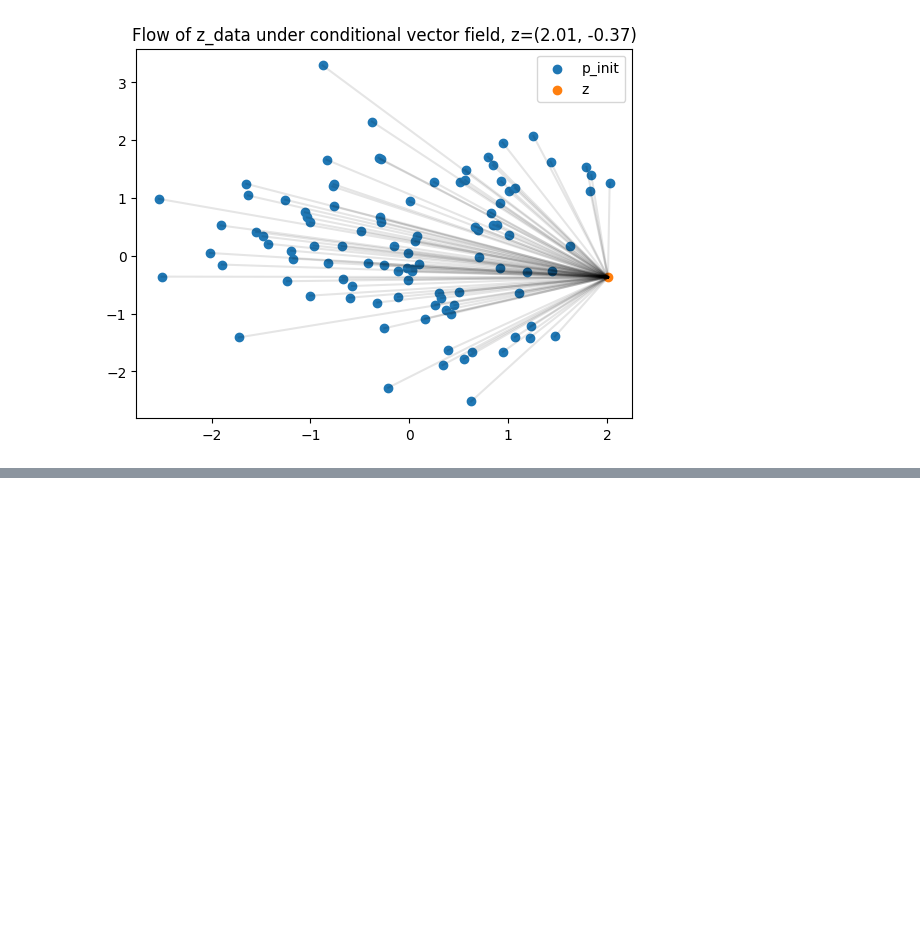
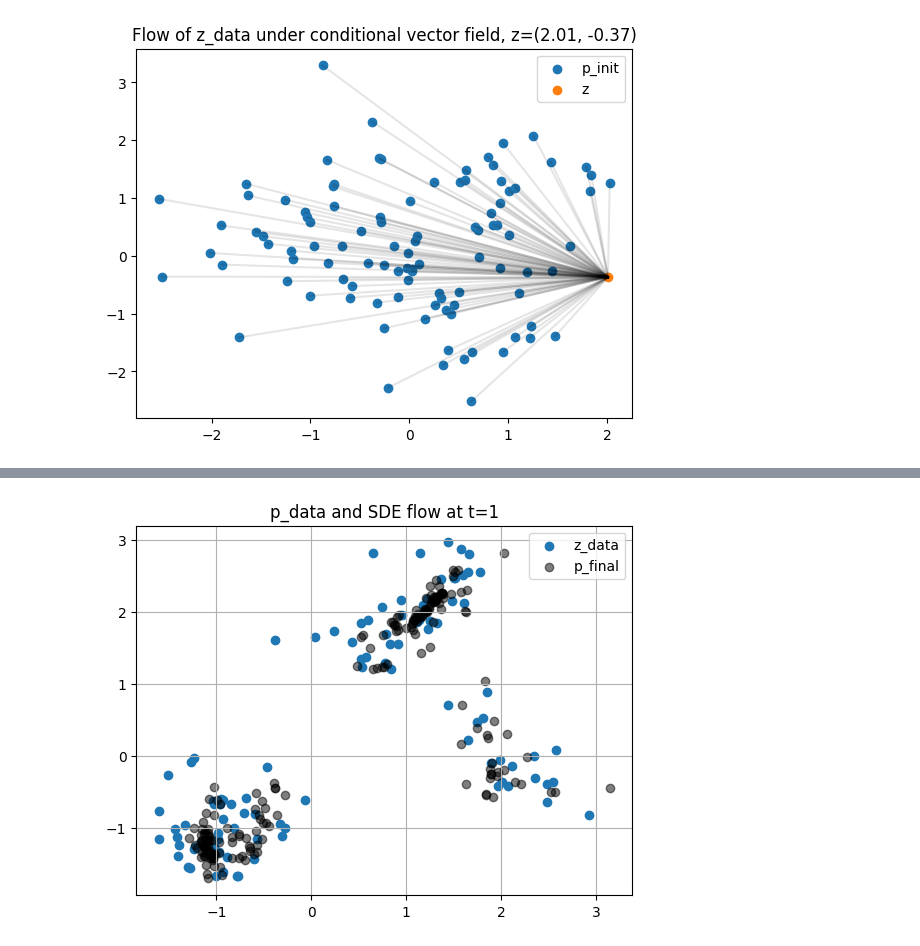
Before and after one commit to thelmn/quantfin_examples, a Jupyter notebook: flow-diffusion/flow-diffusion-ode-sde-intro.ipynb, the cells around one changed output, grey strips where cells are left out. Drawn from its saved outputs; the diff is of its cells as text; code cells hidden in the pictures; blank space fills up the shorter version.

```diff
--- a/flow-diffusion/flow-diffusion-ode-sde-intro.ipynb
+++ b/flow-diffusion/flow-diffusion-ode-sde-intro.ipynb
@@ -371,0 +413,11 @@ def marginal_score_fn(x, t, z_data):
+# %%
+plt.scatter(z_data[:, 0], z_data[:, 1], label='z_data')
+plt.scatter(flow[:, -1, 0].T, flow[:, -1, 1].T, color='black', alpha=0.5, label='p_final')
+
+plt.legend()
+plt.grid()
+
+plt.title('p_data and SDE flow at t=1')
+plt.show()
+# %% [output]
+[figure, added]
```
Also changed, not shown: parts of 9 cells of this notebook, 1 other file.
